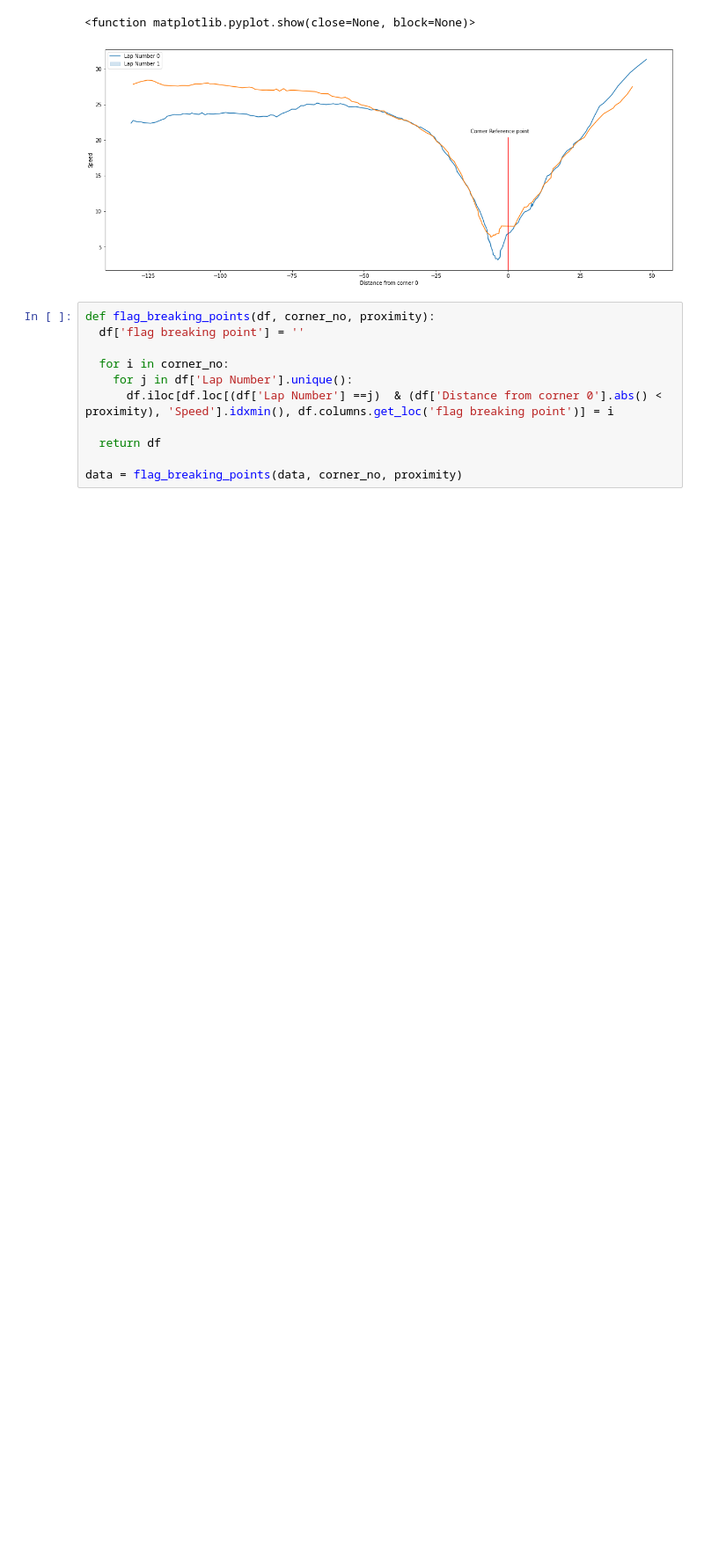
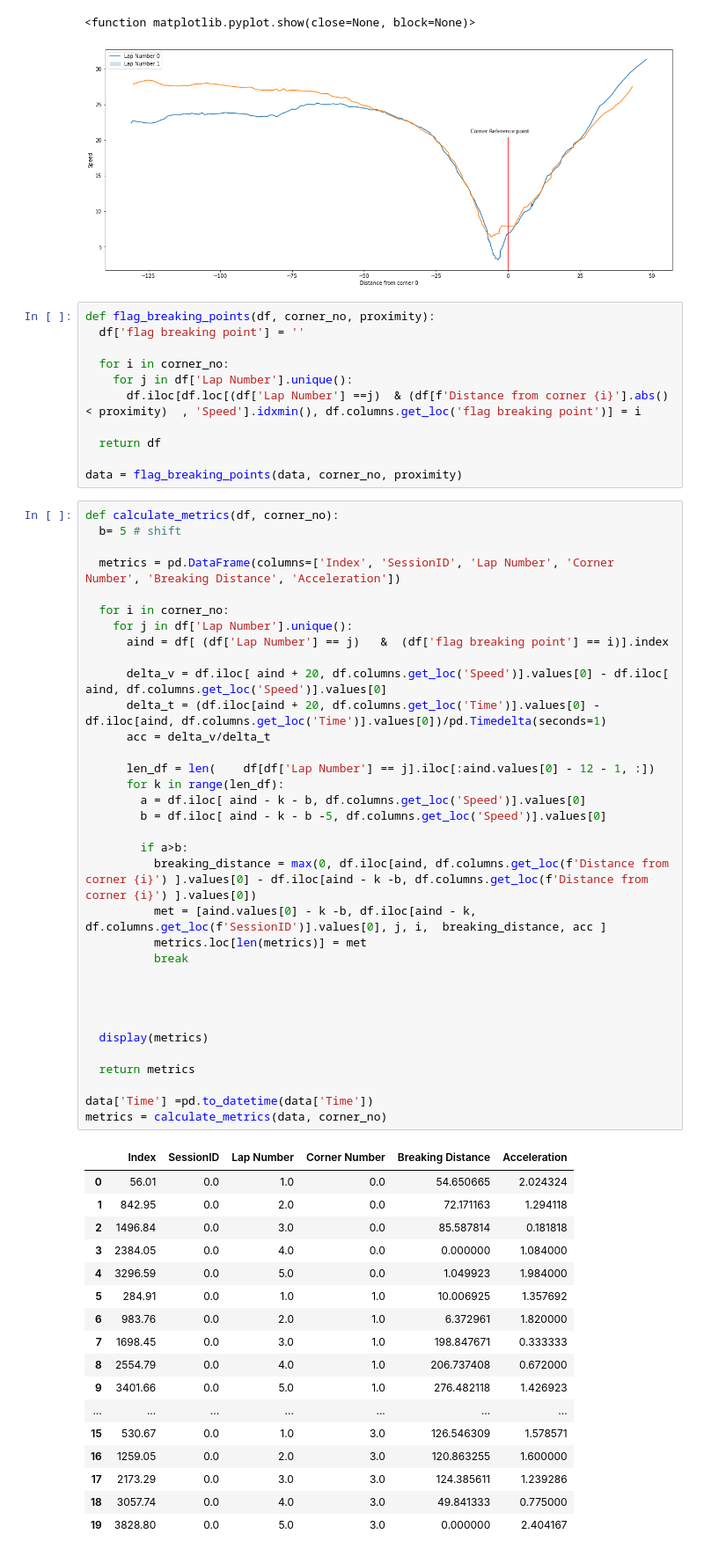
Before and after one commit to pyagoubi/Motorcycle-data, a Jupyter notebook: Motorcycle.ipynb, the cells around one changed output. Shown at 88% size. Drawn from its saved outputs; the diff is of its cells as text; blank space fills up the shorter version.

```diff
--- a/Motorcycle.ipynb
+++ b/Motorcycle.ipynb
@@ -222,8 +222,60 @@ def flag_breaking_points(df, corner_no, proximity):
 
   for i in corner_no:
     for j in df['Lap Number'].unique():
-      df.iloc[df.loc[(df['Lap Number'] ==j)  & (df['Distance from corner 0'].abs() < proximity), 'Speed'].idxmin(), df.columns.get_loc('flag breaking point')] = i
+      df.iloc[df.loc[(df['Lap Number'] ==j)  & (df[f'Distance from corner {i}'].abs() < proximity)  , 'Speed'].idxmin(), df.columns.get_loc('flag breaking point')] = i
 
   return df
 
 data = flag_breaking_points(data, corner_no, proximity)
+# %%
+def calculate_metrics(df, corner_no):
+  b= 5 # shift
+
+  metrics = pd.DataFrame(columns=['Index', 'SessionID', 'Lap Number', 'Corner Number', 'Breaking Distance', 'Acceleration'])
+
+  for i in corner_no:
+    for j in df['Lap Number'].unique():
+      aind = df[ (df['Lap Number'] == j)   &  (df['flag breaking point'] == i)].index
+
+      delta_v = df.iloc[ aind + 20, df.columns.get_loc('Speed')].values[0] - df.iloc[ aind, df.columns.get_loc('Speed')].values[0]
+      delta_t = (df.iloc[aind + 20, df.columns.get_loc('Time')].values[0] - df.iloc[aind, df.columns.get_loc('Time')].values[0])/pd.Timedelta(seconds=1)
+      acc = delta_v/delta_t
+
+      len_df = len(    df[df['Lap Number'] == j].iloc[:aind.values[0] - 12 - 1, :])
+      for k in range(len_df):
+        a = df.iloc[ aind - k - b, df.columns.get_loc('Speed')].values[0]
+        b = df.iloc[ aind - k - b -5, df.columns.get_loc('Speed')].values[0]
+
+        if a>b:
+          breaking_distance = max(0, df.iloc[aind, df.columns.get_loc(f'Distance from corner {i}') ].values[0] - df.iloc[aind - k -b, df.columns.get_loc(f'Distance from corner {i}') ].values[0])
+          met = [aind.values[0] - k -b, df.iloc[aind - k, df.columns.get_loc(f'SessionID')].values[0], j, i,  breaking_distance, acc ]
+          metrics.loc[len(metrics)] = met
+          break
+
+
+
+
+  display(metrics)
+
+  return metrics
+
+data['Time'] =pd.to_datetime(data['Time'])
+metrics = calculate_metrics(data, corner_no)
+# %% [output]
+|  | Index | SessionID | Lap Number | Corner Number | Breaking Distance | Acceleration |
+| 0 | 56.01 | 0.0 | 1.0 | 0.0 | 54.650665 | 2.024324 |
+| 1 | 842.95 | 0.0 | 2.0 | 0.0 | 72.171163 | 1.294118 |
+| 2 | 1496.84 | 0.0 | 3.0 | 0.0 | 85.587814 | 0.181818 |
+| 3 | 2384.05 | 0.0 | 4.0 | 0.0 | 0.000000 | 1.084000 |
+| 4 | 3296.59 | 0.0 | 5.0 | 0.0 | 1.049923 | 1.984000 |
+| 5 | 284.91 | 0.0 | 1.0 | 1.0 | 10.006925 | 1.357692 |
+| 6 | 983.76 | 0.0 | 2.0 | 1.0 | 6.372961 | 1.820000 |
+| 7 | 1698.45 | 0.0 | 3.0 | 1.0 | 198.847671 | 0.333333 |
+| 8 | 2554.79 | 0.0 | 4.0 | 1.0 | 206.737408 | 0.672000 |
+| 9 | 3401.66 | 0.0 | 5.0 | 1.0 | 276.482118 | 1.426923 |
+| ... | ... | ... | ... | ... | ... | ... |
+| 15 | 530.67 | 0.0 | 1.0 | 3.0 | 126.546309 | 1.578571 |
+| 16 | 1259.05 | 0.0 | 2.0 | 3.0 | 120.863255 | 1.600000 |
+| 17 | 2173.29 | 0.0 | 3.0 | 3.0 | 124.385611 | 1.239286 |
+| 18 | 3057.74 | 0.0 | 4.0 | 3.0 | 49.841333 | 0.775000 |
+| 19 | 3828.80 | 0.0 | 5.0 | 3.0 | 0.000000 | 2.404167 |
```
